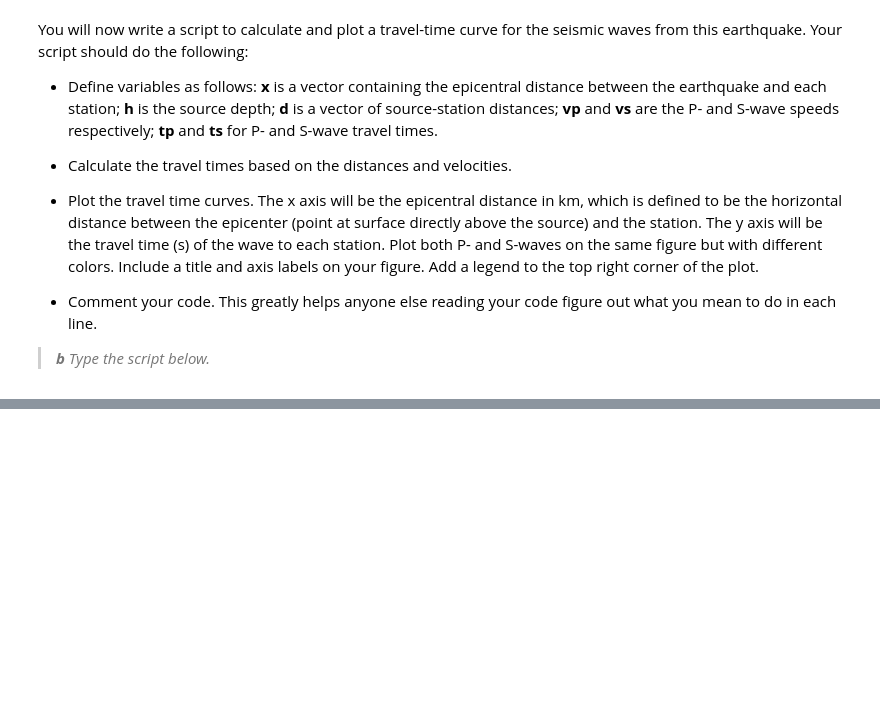
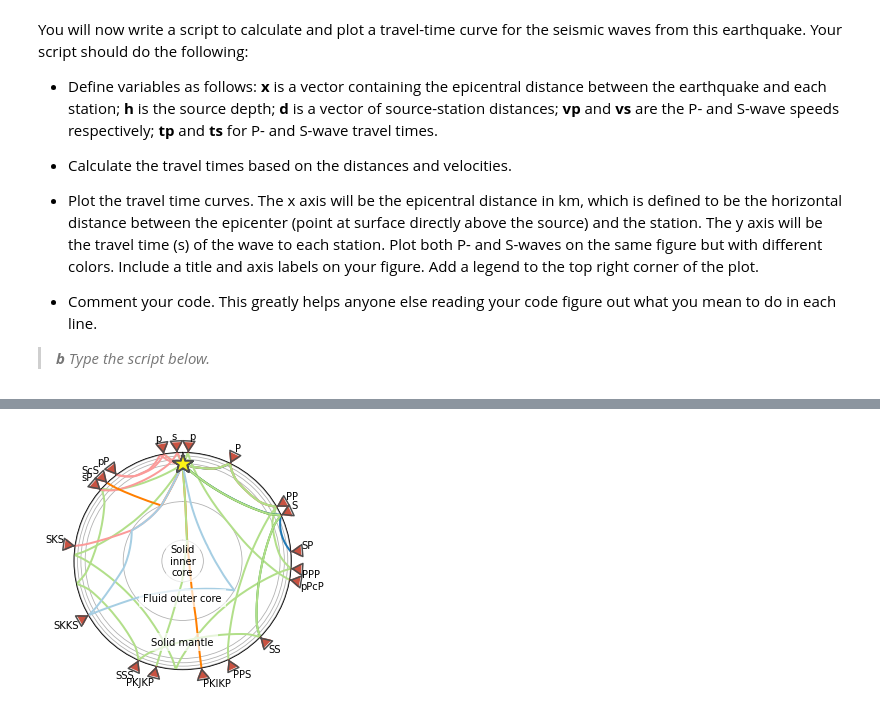
Before and after one commit to UW-geophysics-edu/ESS314-fall22, a Jupyter notebook: LABS/Lab2.ipynb, the cells around one changed output, grey strips where cells are left out. Saved outputs shown, nothing was run; the diff lists cells and outputs as text; code cells hidden in the pictures; blank space fills up the shorter version.

```diff
--- a/LABS/Lab2.ipynb
+++ b/LABS/Lab2.ipynb
@@ -227,0 +253,54 @@ import obspy
+# %%
+PHASES = [
+    # Phase, distance
+    ('P', 26),
+    ('PP', 60),
+    ('PPP', 94),
+    ('PPS', 155),
+    ('p', 3),
+    ('pPcP', 100),
+    ('PKIKP', 170),
+    ('PKJKP', 194),
+    ('S', 65),
+    ('SP', 85),
+    ('SS', 134.5),
+    ('SSS', 204),
+    ('p', -10),
+    ('pP', -37.5),
+    ('s', -3),
+    ('sP', -49),
+    ('ScS', -44),
+    ('SKS', -82),
+    ('SKKS', -120),
+]
+
+model = TauPyModel(model='iasp91')
+
+fig, ax = plt.subplots(subplot_kw=dict(polar=True))
+
+# Plot all pre-determined phases
+for phase, distance in PHASES:
+    arrivals = model.get_ray_paths(700, distance, phase_list=[phase])
+    ax = arrivals.plot_rays(plot_type='spherical',
+                            legend=False, label_arrivals=True,
+                            plot_all=True,
+                            show=False, ax=ax)
+
+# Annotate regions
+ax.text(0, 0, 'Solid\ninner\ncore',
+        horizontalalignment='center', verticalalignment='center',
+        bbox=dict(facecolor='white', edgecolor='none', alpha=0.7))
+ocr = (model.model.radius_of_planet -
+       (model.model.s_mod.v_mod.iocb_depth +
+        model.model.s_mod.v_mod.cmb_depth) / 2)
+ax.text(np.deg2rad(180), ocr, 'Fluid outer core',
+        horizontalalignment='center',
+        bbox=dict(facecolor='white', edgecolor='none', alpha=0.7))
+mr = model.model.radius_of_planet - model.model.s_mod.v_mod.cmb_depth / 2
+ax.text(np.deg2rad(180), mr, 'Solid mantle',
+        horizontalalignment='center',
+        bbox=dict(facecolor='white', edgecolor='none', alpha=0.7))
+
+plt.show()
+# %% [output]
+[figure, added]
```
Also changed, not shown: parts of 6 cells of this notebook.
